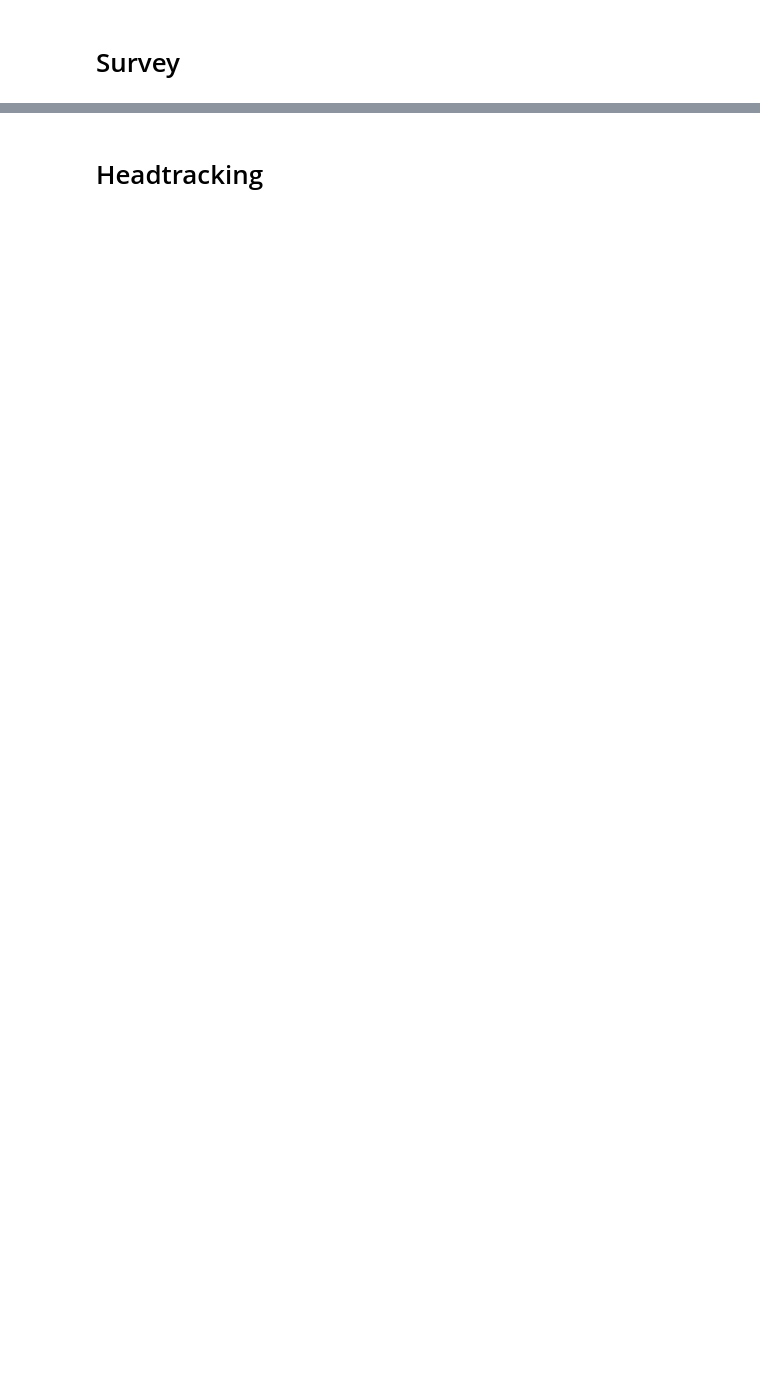
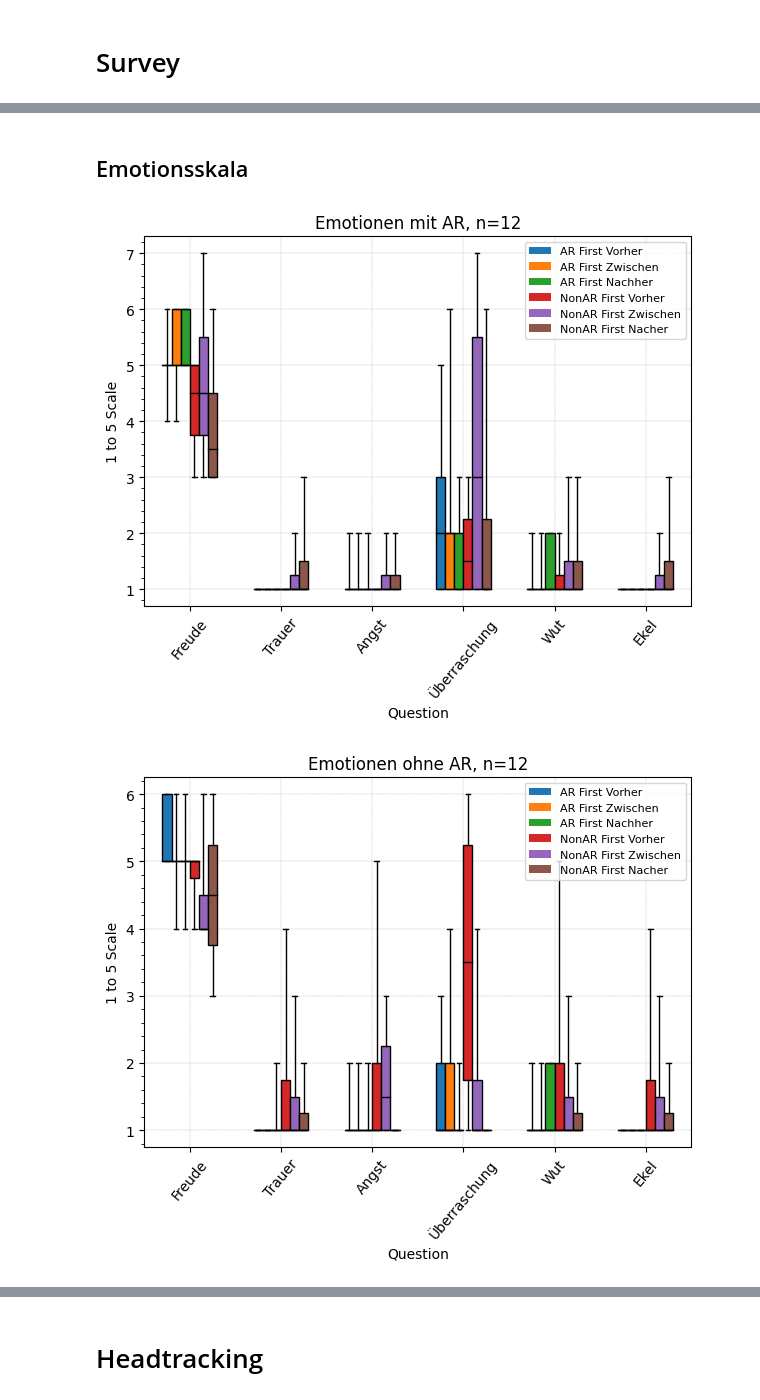
Before and after one commit to BrunoBerger/Zen-Office, a Jupyter notebook: Auswertung/test.ipynb, the cells around one changed output, grey strips where cells are left out. Drawn from its saved outputs; the diff is of its cells as text; code cells hidden in the pictures; blank space fills up the shorter version.

```diff
--- a/Auswertung/test.ipynb
+++ b/Auswertung/test.ipynb
@@ -148 +162,48 @@ dualAxisUeqBoxplot(df.loc[(df["QUESTNNR"]=="NonArFirst")][ShortUserExpQ.Keys], "
 [figure]
+# %% [markdown]
+## Emotionsskala
+# %%
+groupedBoxPlots(
+    [
+        df.loc[(df["QUESTNNR"] == "ArFirst")][EmotionScales.AR.Vorher],
+        df.loc[(df["QUESTNNR"] == "ArFirst")][EmotionScales.AR.Zwischen],
+        df.loc[(df["QUESTNNR"] == "ArFirst")][EmotionScales.AR.Nachher],
+        df.loc[(df["QUESTNNR"] == "NonArFirst")][EmotionScales.AR.Vorher],
+        df.loc[(df["QUESTNNR"] == "NonArFirst")][EmotionScales.AR.Zwischen],
+        df.loc[(df["QUESTNNR"] == "NonArFirst")][EmotionScales.AR.Nachher],
+    ],
+    [
+        "AR First Vorher",
+        "AR First Zwischen",
+        "AR First Nachher",
+        "NonAR First Vorher",
+        "NonAR First Zwischen",
+        "NonAR First Nacher",
+    ],
+    labels=EmotionScales.Names,
+    title="Emotionen mit AR", n=12
+)
+groupedBoxPlots(
+    [
+        df.loc[(df["QUESTNNR"] == "ArFirst")][EmotionScales.NonAR.Vorher],
+        df.loc[(df["QUESTNNR"] == "ArFirst")][EmotionScales.NonAR.Zwischen],
+        df.loc[(df["QUESTNNR"] == "ArFirst")][EmotionScales.NonAR.Nachher],
+        df.loc[(df["QUESTNNR"] == "NonArFirst")][EmotionScales.NonAR.Vorher],
+        df.loc[(df["QUESTNNR"] == "NonArFirst")][EmotionScales.NonAR.Zwischen],
+        df.loc[(df["QUESTNNR"] == "NonArFirst")][EmotionScales.NonAR.Nachher],
+    ],
+    [
+        "AR First Vorher",
+        "AR First Zwischen",
+        "AR First Nachher",
+        "NonAR First Vorher",
+        "NonAR First Zwischen",
+        "NonAR First Nacher",
+    ],
+    labels=EmotionScales.Names,
+    title="Emotionen ohne AR",
+    n=12
+)
+# %% [output]
+[figure, added]
+[figure, added]
```
Also changed, not shown: parts of 9 cells of this notebook, 1 other file.
